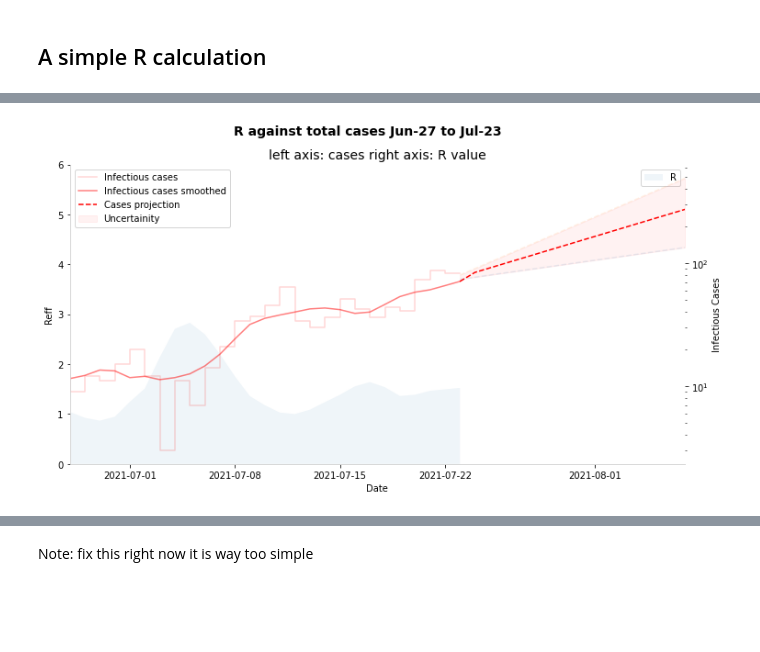
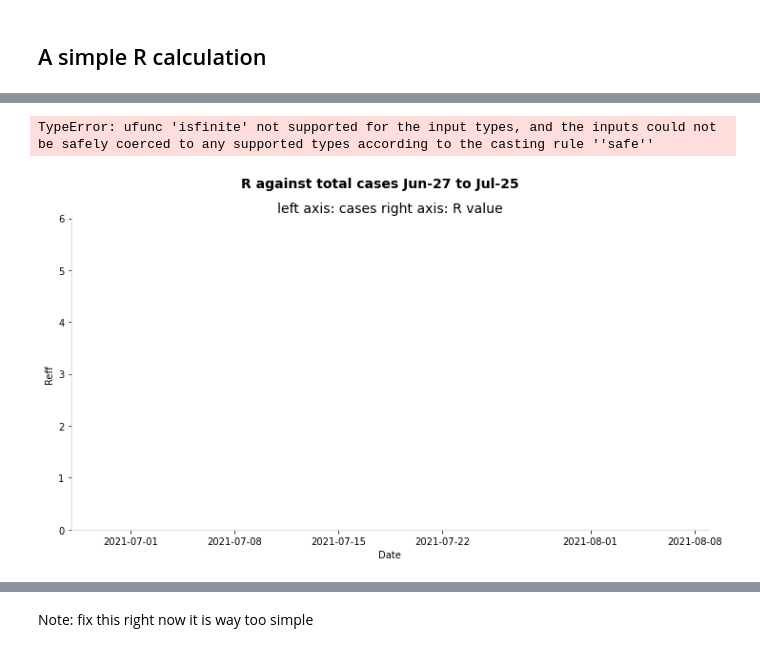
Before and after one commit to khalido/blog, a Jupyter notebook: notebooks/covid_nsw_2021.ipynb, the cells around one changed output, grey strips where cells are left out. Drawn from its saved outputs; the diff is of its cells as text; code cells hidden in the pictures; blank space fills up the shorter version.

```diff
--- a/notebooks/covid_nsw_2021.ipynb
+++ b/notebooks/covid_nsw_2021.ipynb
@@ -274,12 +296,17 @@ To project forwards from R, a super simple thingamajig:
 # %%
-start_date = df.Date.iloc[-1]
-end_date = start_date + pd.DateOffset(days=15)
-#end_date = pd.to_datetime("15 December 2021", dayfirst=True)
-x_future = pd.date_range(start_date, end_date, freq=pd.DateOffset(days=1))
+def predict(col="Total_roll"):
+    start_date = df.Date.iloc[-1]
+    end_date = start_date + pd.DateOffset(days=15)
+    #end_date = pd.to_datetime("15 December 2021", dayfirst=True)
+    x_future = pd.date_range(start_date, end_date, freq=pd.DateOffset(days=1))
 
-c = df.Total_roll.values[-1]
-y_pred = [c * (R**(t/T)) for t in np.arange(1, len(x_future)+1)]
-y_pred[0] = df.Total_roll.values[-1] # to make the plot pretty
+    c = df[col].values[-1]
+    y_pred = [c * (R**(t/T)) for t in np.arange(1, len(x_future)+1)]
+    y_pred[0] = df[col].values[-1] # to make the plot pretty
 
-y_pred_plus = [c * (R*1.2)**(t/T) for t in np.arange(1, len(x_future)+1)]
-y_pred_minus = [c * (R*0.80)**(t/T) for t in np.arange(1, len(x_future)+1)]
+    y_high = [c * (R*1.2)**(t/T) for t in np.arange(1, len(x_future)+1)]
+    y_low = [c * (R*0.80)**(t/T) for t in np.arange(1, len(x_future)+1)]
+    print(col, len(x_future), len(y_low), len(y_pred), len(y_high))
+    return y_low, y, y_high
+
+_ = predict("Total_roll")
@@ -288,36 +317,42 @@ fig, ax = plt.subplots(figsize=(12, 6))
 fig.suptitle(
     f"R against total cases {df.Date.min():%b-%d} to {df.Date.max():%b-%d}")
 ax.set_title(
     f"left axis: cases right axis: R value")
 
 ax2.set_ylabel("Infectious Cases")
 ax.set_xlabel("Date")
 ax.axis(xmin=min(df.Date), xmax=max(x_future))
 
 # plot R on first axis
 ax.set_ylim([0,6])
 ax.set_ylabel("Reff")
 ax.fill_between(df.Date, r, np.zeros_like(r), label="R", alpha=0.07)
 ax.legend()
 
 # plot cases on right y axis
 ax2 = ax.twinx()
 ax2.set_yscale("log")
 ax2.set_ylabel("Infectious Cases")
 
 act = ax2.step(df.Date, df.Total, alpha=0.16, color="red", label="Infectious cases")
 
 # smoothing lines
 ax2.plot(df.Date, df.Total_roll, label="Infectious cases smoothed",
        linewidth=1.5, linestyle="-", color="red", alpha=0.5)
 
 # projection
-ax2.plot(x_future, y_pred, "--", color="red", label="Cases projection")
-ax2.plot(x_future, y_pred_minus, "--", alpha = 0.1)
-ax2.plot(x_future, y_pred_plus, "--", alpha = 0.1)
-ax2.fill_between(x_future, y_pred_plus, y_pred_minus,
-                color="red", alpha=0.05, label="Uncertainity")
+for col in ["Total_roll", "Local_cases_roll"]:
+    x_future = pd.date_range(start_date, end_date, freq=pd.DateOffset(days=1))
+    print(len(x_future))
+    y_low, y_pred, y_high = predict(col)
+    print(len(x_future), len(y_low), len(y_pred), len(y_high))
+    #ax2.plot(x_future, y_pred, "--", color="red", label=f"{col} projection")
+    ax2.plot(x_future, y_low, "--", alpha = 0.1)
+    ax2.plot(x_future, y_high, "--", alpha = 0.1)
+    ax2.fill_between(x_future, y_pred_plus, y_pred_minus,
+                    color="red", alpha=0.05, label="Uncertainity")
 
 ax2.legend();
 # %% [output]
+TypeError: ufunc 'isfinite' not supported for the input types, and the inputs could not be safely coerced to any supported types according to the casting rule ''safe''
-[figure, old version]
+[figure, new version]
```
Also changed, not shown: parts of 12 cells of this notebook.
